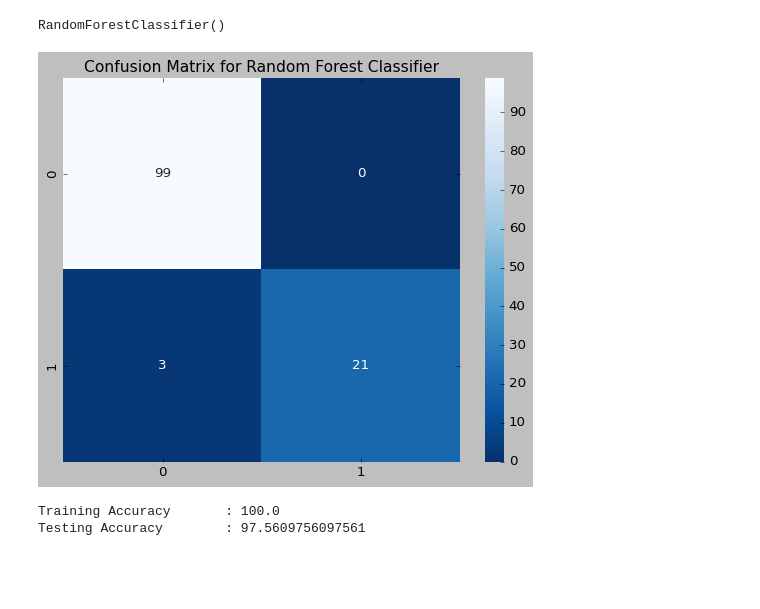
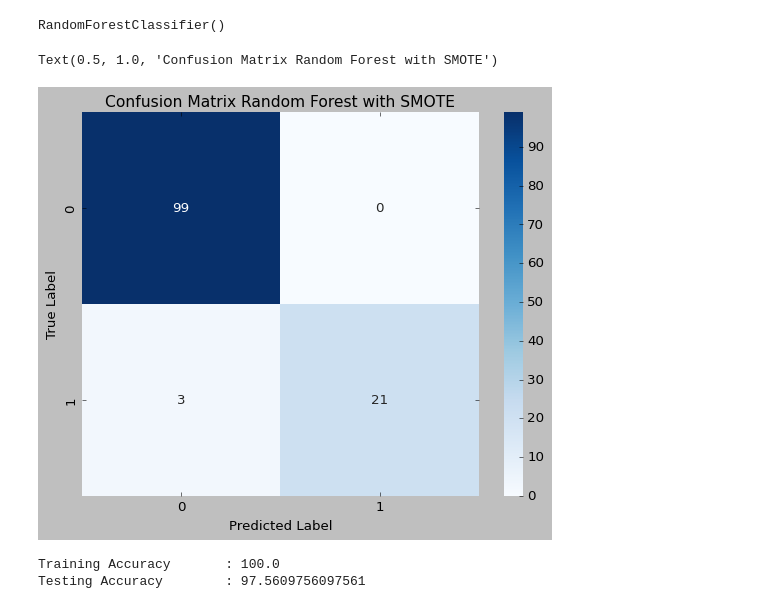
Before and after one commit to NabilahSharfina/Hepatitis-C-Disease, a Jupyter notebook: Hepatitis_C_Disease_FIX.ipynb, the cells around one changed output. Saved outputs shown, nothing was run; the diff lists cells and outputs as text; code cells hidden in the pictures; blank space fills up the shorter version.

```diff
--- a/Hepatitis_C_Disease_FIX.ipynb
+++ b/Hepatitis_C_Disease_FIX.ipynb
@@ -575,12 +581,15 @@ RandomForestClassifier()
 # %%
 # Confusion Matrix of Random Forest Classifier
 Y_pred_rfc = rfc.predict(X_test)
 
-cf_matrix = confusion_matrix(Y_test, Y_pred_rfc)
-sns.heatmap(cf_matrix, annot=True, cmap="Blues_r")
-plt.title("Confusion Matrix for Random Forest Classifier", fontsize=14, fontname="Helvetica", y=1.03);
+cm = confusion_matrix(Y_test, Y_pred_rfc)
+sns.heatmap(cm, annot=True, cmap=plt.cm.Blues)
+plt.xlabel('Predicted Label')
+plt.ylabel('True Label')
+plt.title("Confusion Matrix Random Forest with SMOTE", fontsize=14, fontname="Helvetica")
 # %% [output]
+Text(0.5, 1.0, 'Confusion Matrix Random Forest with SMOTE')
-[figure, old version]
+[figure, new version]
 # %%
 print("Training Accuracy\t:", rfc.score(X_train, Y_train)*100)
 print("Testing Accuracy\t:", rfc.score(X_test, Y_test)*100)
```
Also changed, not shown: parts of 4 cells of this notebook.
